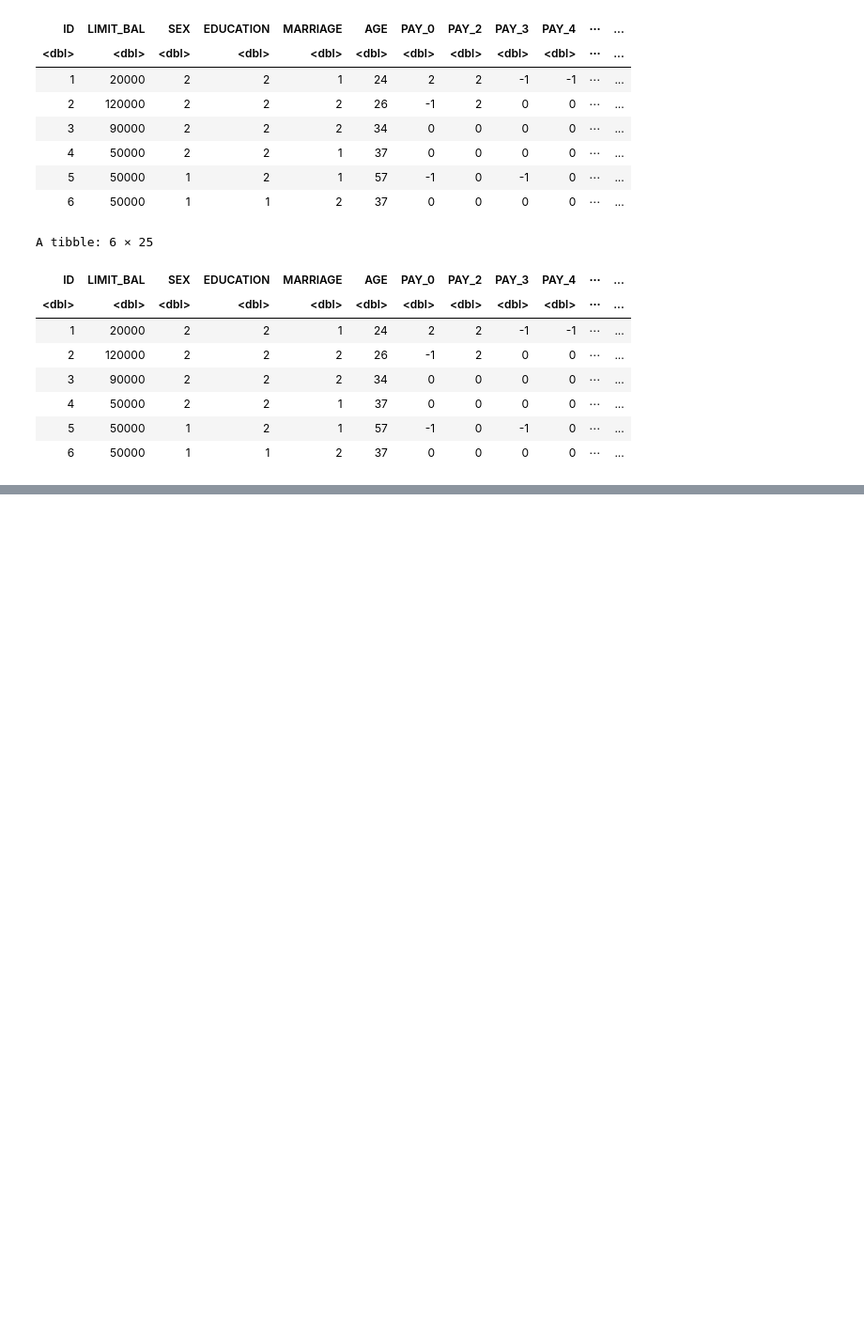
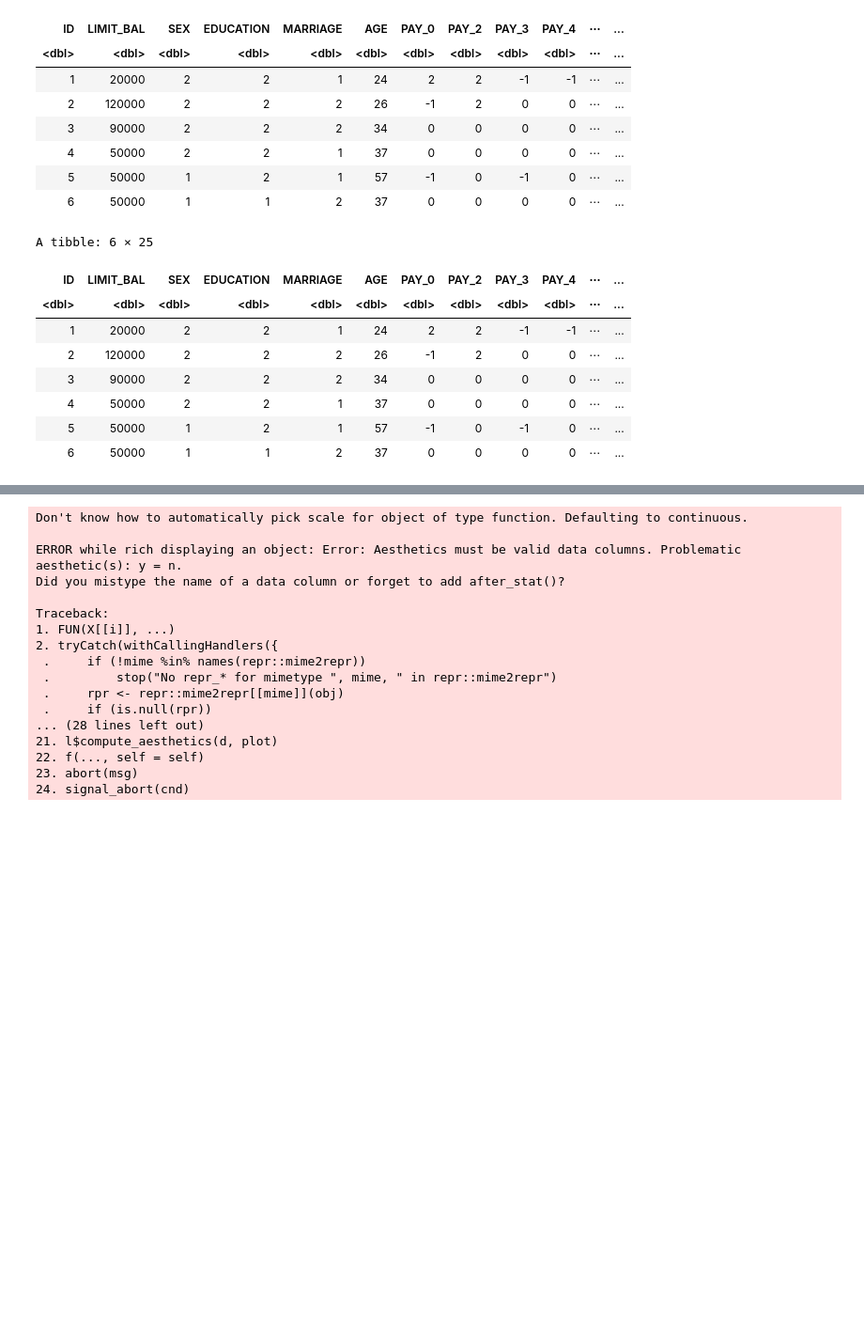
Before and after one commit to berkaytacar/Credit-Default-Predictor-Project, a Jupyter notebook: data_test.ipynb, the cells around one changed output, grey strips where cells are left out. Shown: that part at 94% size. Cells and saved outputs as stored; diff of their text form; code cells hidden in the pictures; blank space fills up the shorter version.

```diff
--- a/data_test.ipynb
+++ b/data_test.ipynb
@@ -83,3 +149,29 @@ plot_grid(d0_bal, d1_bal)
+# %%
+options(repr.plot.width = 16, repr.plot.height = 10)
+
+limit_plot <- cd_5000 %>%
+ggplot(aes(x=LIMIT_BAL, y=n, fill=default_nm)) +
+geom_bar(stat="identity", position="fill")
+limit_plot
+# %% [output]
+Don't know how to automatically pick scale for object of type function. Defaulting to continuous.
+
+ERROR while rich displaying an object: Error: Aesthetics must be valid data columns. Problematic aesthetic(s): y = n.
+Did you mistype the name of a data column or forget to add after_stat()?
+
+Traceback:
+1. FUN(X[[i]], ...)
+2. tryCatch(withCallingHandlers({
+ .     if (!mime %in% names(repr::mime2repr))
+ .         stop("No repr_* for mimetype ", mime, " in repr::mime2repr")
+ .     rpr <- repr::mime2repr[[mime]](obj)
+ .     if (is.null(rpr))
+... (28 lines left out)
+21. l$compute_aesthetics(d, plot)
+22. f(..., self = self)
+23. abort(msg)
+24. signal_abort(cnd)
+[figure, added]
 # %%
 d1_mar <- d1 %>%
 ggplot(aes(x=MARRIAGE)) +
```
Also changed, not shown: parts of 15 cells of this notebook.
